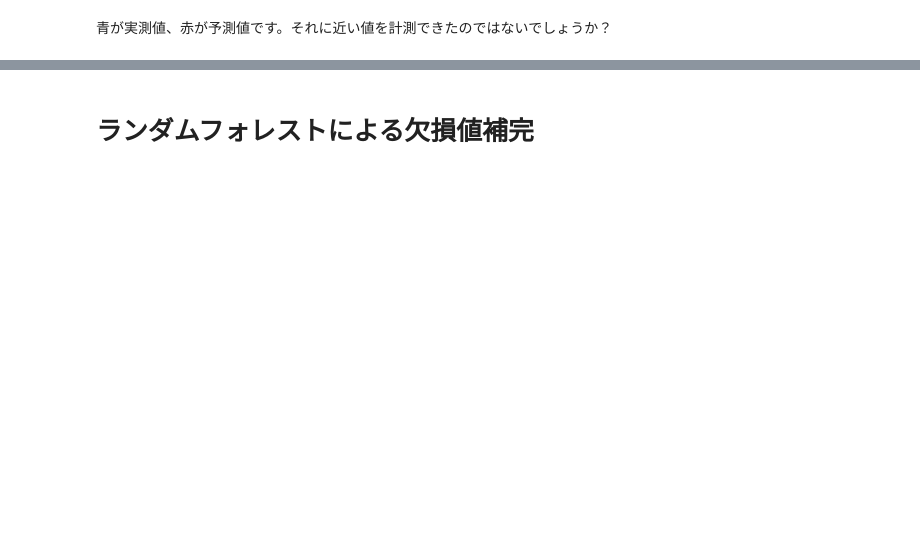
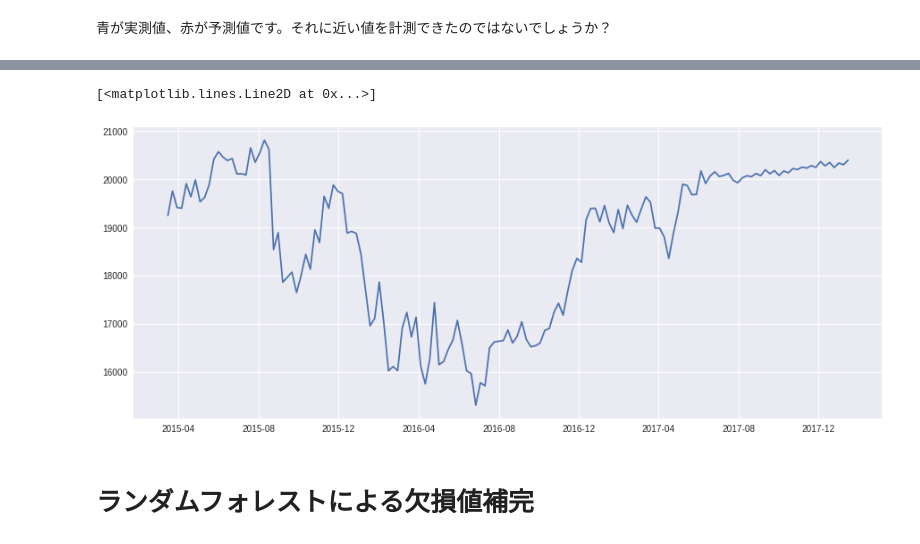
Before and after one commit to elect000/Journal, a Jupyter notebook: value-tracker/report/python/report.ipynb, the cells around one changed output, grey strips where cells are left out. Drawn from its saved outputs; the diff is of its cells as text; code cells hidden in the pictures; blank space fills up the shorter version.

```diff
--- a/value-tracker/report/python/report.ipynb
+++ b/value-tracker/report/python/report.ipynb
@@ -244,0 +245,36 @@ plt.plot(pred, "r")
+# %%
+def get_data(quandl_name):
+    data = quandl.get(quandl_name)
+    return data
+
+def set_data(data):
+    data_normal = (((data['Close Price']).to_frame())[-10000:-1])['Close Price']
+    data_normal = data_normal.fillna(method='pad').resample('W-MON').fillna(method='pad')
+    return data_normal
+
+def sarima(quandl_name):
+    data_normal = set_data(get_data(quandl_name))
+    diff = (data_normal - (data_normal.shift())).dropna()
+    resDiff = aic(diff)['aic_min_order']
+    ar = resDiff[0]
+    ma = resDiff[1]
+    SARIMAx_1_y_111 =  \
+    sm.tsa.SARIMAX(data_normal, order=(int(ar),1, int(ma)),seasonal_order=(1,1,1,12))
+    return  SARIMAx_1_y_111
+
+def pred_data(SARIMAx_1_y_111, predict_date):
+    SARIMAx_1_y_111 = SARIMAx_1_y_111.fit()
+    print(SARIMAx_1_y_111.summary())
+    pred = SARIMAx_1_y_111.predict(start = 1, end = predict_date)
+    return pd.concat( [data_normal, pred[data_normal.index[-1] + 1:]] )
+
+def aic (diff):
+    return (sm.tsa.arma_order_select_ic(diff, ic='aic', trend='nc'))
+
+
+# 以上をまとめたもの
+def predict_data(quandl_name, predict_data):
+    sarima_model = sarima(quandl_name)
+    return pred_data(sarima_model, predict_data)
+# %%
+predict_res = predict_data('NIKKEI/INDEX','2018-01-15')
@@ -245,2 +299,7 @@ plt.plot(pred, "r")
+# %%
+plt.plot(predict_res[:-150:-1])
+# %% [output]
+[<matplotlib.lines.Line2D at 0x...>]
+[figure, added]
 # %% [markdown]
 # ランダムフォレストによる欠損値補完
```
Also changed, not shown: parts of 10 cells of this notebook, 1 other file.
